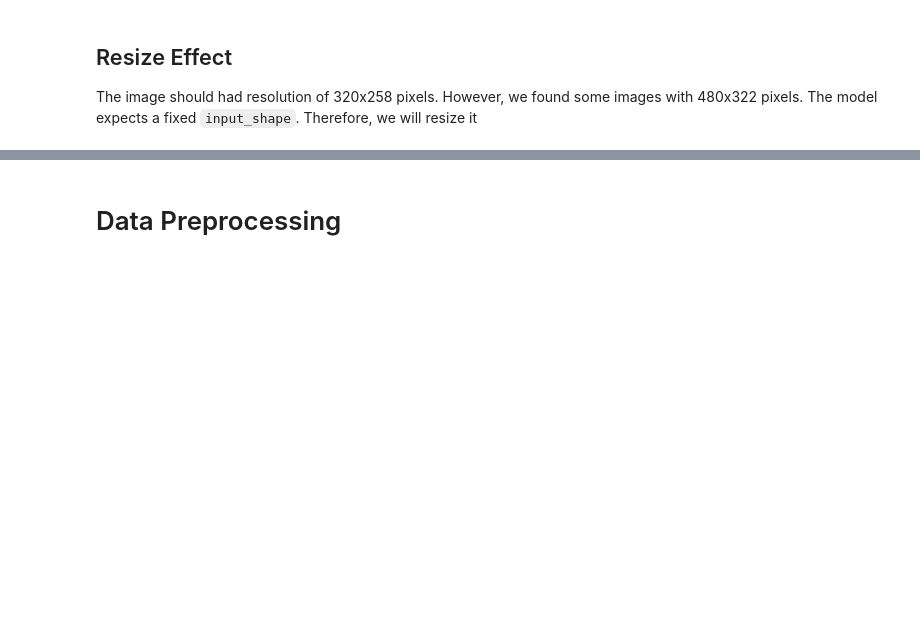
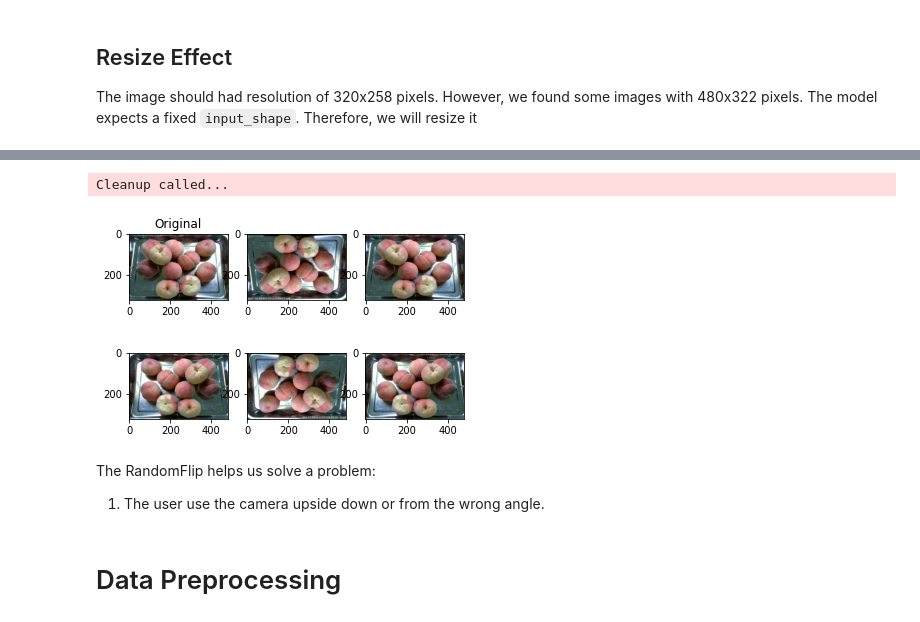
Before and after one commit to jasonrichdarmawan/p2-ml2, a Jupyter notebook: h8dsft_P2M2_jason_rich_darmawan_onggo_putra.ipynb, the cells around one changed output, grey strips where cells are left out. Cells and saved outputs as stored; diff of their text form; code cells hidden in the pictures; blank space fills up the shorter version.

```diff
--- a/h8dsft_P2M2_jason_rich_darmawan_onggo_putra.ipynb
+++ b/h8dsft_P2M2_jason_rich_darmawan_onggo_putra.ipynb
@@ -335,3 +382,33 @@ isolate()
+# %%
+def isolate():
+    raw = tf.io.read_file(df_b.sample(n=1).iloc[0]['path'])
+    img = tf.image.decode_png(raw, channels=3)
+
+    # expand_dims axis=0 1[ 2[ 3[]]] -> 1[ 2[ 3[ 4[]]]]
+    # cast dtype=float32 [1] -> [1.0]
+    # tp plot the image -> plt.imshow(img[0])
+    # img = tf.expand_dims(img, 0)
+
+    data_augmentation = tf.keras.Sequential([
+        tf.keras.layers.Rescaling(scale=1./255),
+        tf.keras.layers.RandomFlip(mode="horizontal_and_vertical")
+    ])
+
+    fig, axes = plt.subplots(2,3)
+
+    axes[0][0].imshow(img)
+    axes[0][0].set_title('Original')
+
+    for ax in axes.ravel()[1:]:
+        ax.imshow(data_augmentation(img))
+
+isolate()
+# %% [output]
+Cleanup called...
+[figure, added]
+# %% [markdown]
+The RandomFlip helps us solve a problem:
+1. The user use the camera upside down or from the wrong angle.
 # %% [markdown]
 # Data Preprocessing
 # %%
```
Also changed, not shown: parts of 37 cells of this notebook, 6 other files.
